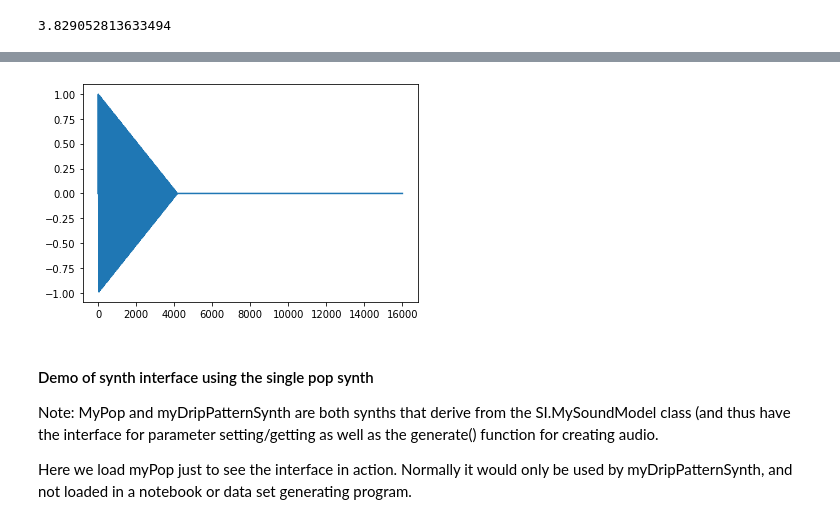
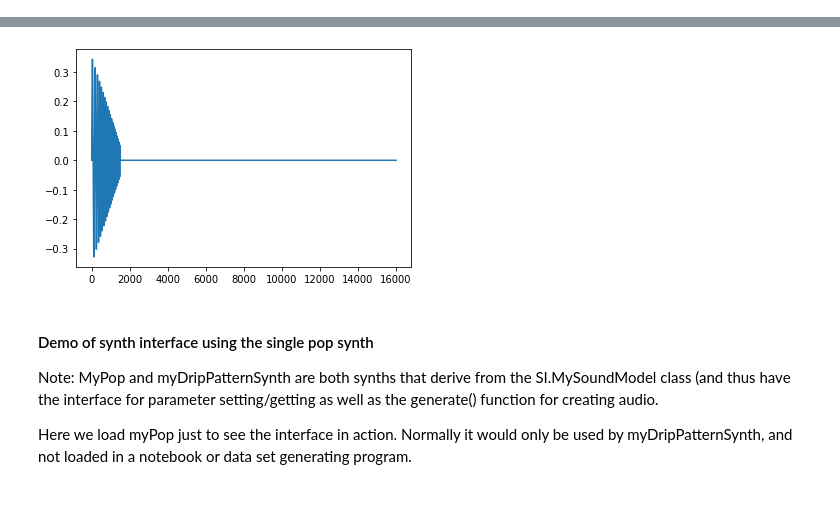
Before and after one commit to prashanthtr/dripTextureDS, a Jupyter notebook: dripTextureVisualization-notebook.ipynb, the cells around one changed output, grey strips where cells are left out. Drawn from its saved outputs; the diff is of its cells as text; code cells hidden in the pictures.

```diff
--- a/dripTextureVisualization-notebook.ipynb
+++ b/dripTextureVisualization-notebook.ipynb
@@ -32,44 +46,43 @@ import synthInterface as SI       # the base model for all synths, also some uti
 # %%
 import math
 
 '''Interface level parameters'''
-cf = 240
-Q = 50
+cf = np.random.randint(55,220) #spanning 2 octaves
+Q = 220
 
 '''Synth variables'''
 start_Hz = cf
 stop_Hz = cf + Q
+start_amp = 0.05 + np.random.random()
+stop_amp = 0.05
+cutOff = 0.05 + 0.2*np.random.random()
+
+'''Synth level parameters'''
+phase_increment = 2 * math.pi * start_Hz / 16000     # phase increment per sample
 numSamples = int(1 * 16000)        # 1 second * 16000 sample rate
 phase = 0
 phi = 0
-f = start_Hz
-
-'''Synth level parameters'''
-decay = 5
-decayVar = 2
-aa = decay - decayVar + 2*np.random.random()*decayVar
-phase_increment = 2 * math.pi * start_Hz / 16000     # phase increment per sample
-freq_increment = (stop_Hz - start_Hz) / numSamples  # frequency increment per sample
-
-print(aa)
 synth_output = []
 
-'''Synthesizer loop'''
+amp_env = SI.gesture(start_amp, stop_amp, cutOff,numSamples)
+freq_sweep = SI.gesture(start_Hz, stop_Hz, cutOff, numSamples)
+
+'''Drip Sample generation'''
 for index in range(numSamples):
 
-    A = 1-aa*index/numSamples if index<numSamples/aa else 0 #1/3 works well for attentuation
+    A = amp_env[index]
     val = A * math.sin(phase + phi);    # output sample value for current sample
     phi += phase_increment;             # increment phase accumulator
-    f += freq_increment;             # increment instantaneous frequency
-    phase_increment = 2 * math.pi * f / 16000;  # re-calculate phase increment
+    inst_f = freq_sweep[index]
+    #f += freq_increment;                # increment instantaneous frequency
+    phase_increment = 2 * math.pi * inst_f / 16000;  # re-calculate phase
     synth_output.append(val)
 
 plt.plot(synth_output)
 display(Audio(synth_output, rate=16000, autoplay=True))
 # %% [output]
-3.829052813633494
 [interactive output not drawn]
-[figure, old version]
+[figure, new version]
 # %% [markdown]
 #### Demo of synth interface using the single pop synth
 
```
Also changed, not shown: parts of 11 cells of this notebook, 6 other files.
